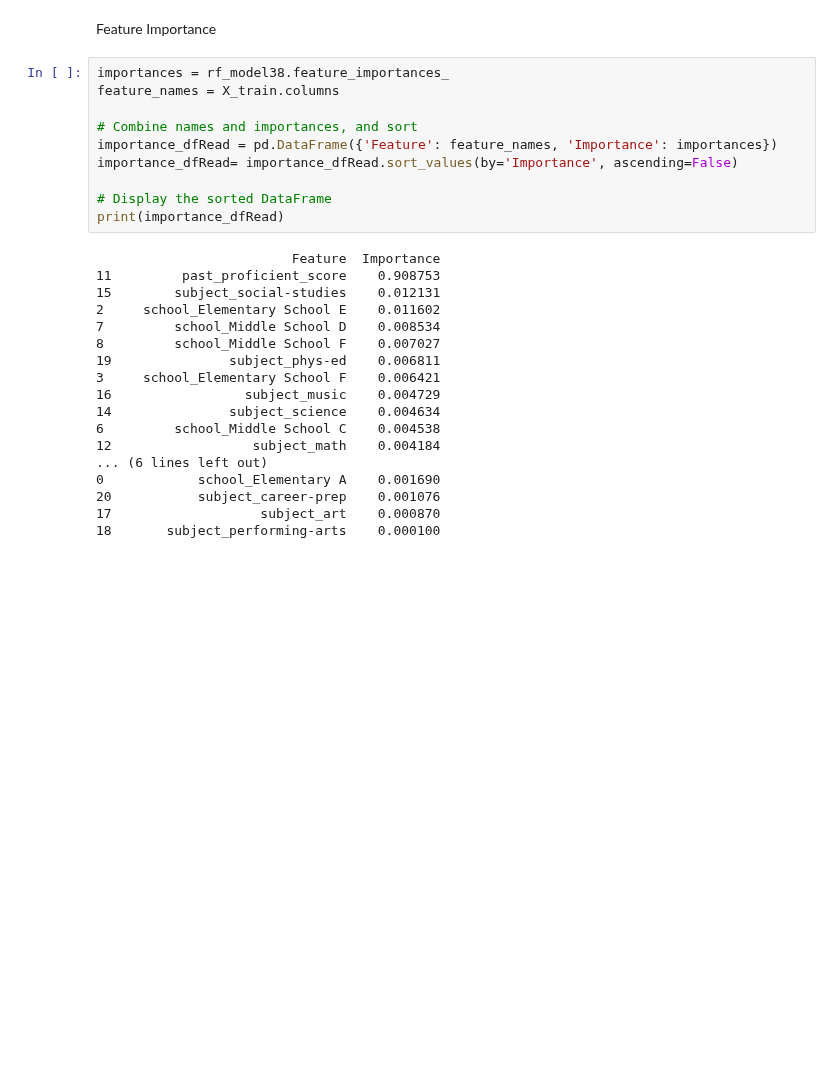
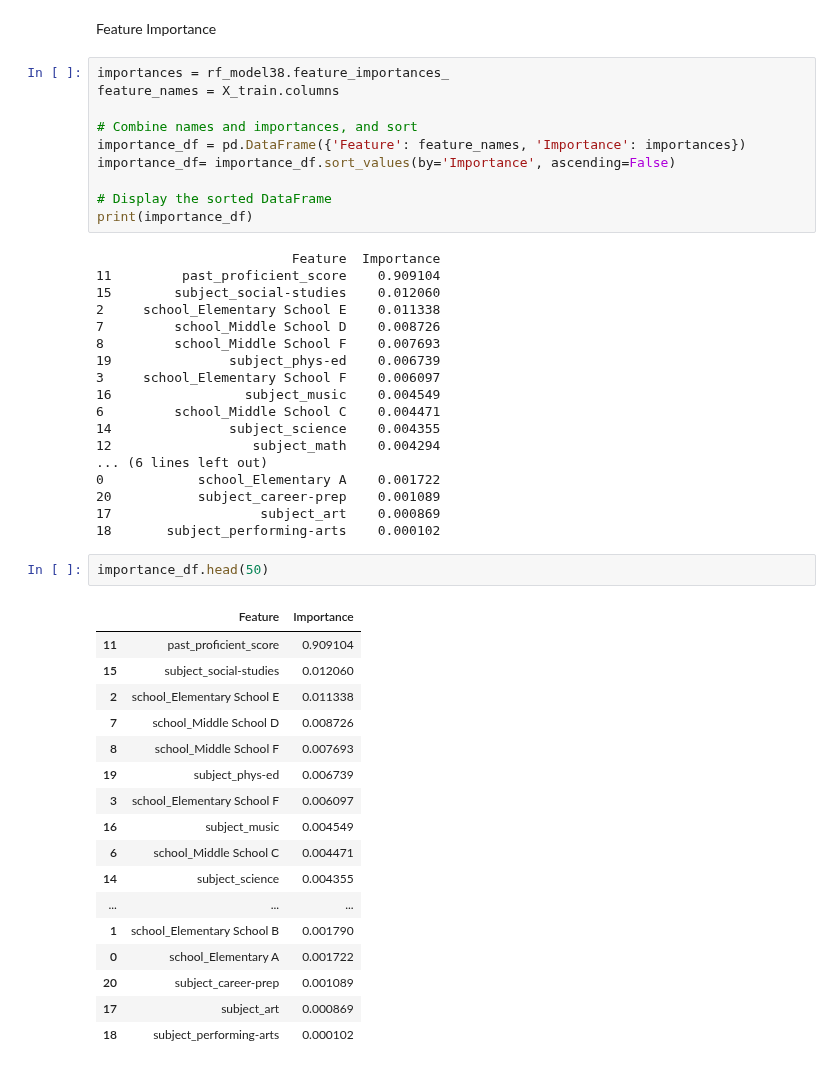
Before and after one commit to level-data-1a/predicting-proficiency, a Jupyter notebook: RandomForest/scantronMath_encoded.ipynb, the cells around one changed output. Drawn from its saved outputs; the diff is of its cells as text; blank space fills up the shorter version.

Commit message:
added in actMath

```diff
--- a/RandomForest/scantronMath_encoded.ipynb
+++ b/RandomForest/scantronMath_encoded.ipynb
@@ -206,26 +206,46 @@ importances = rf_model38.feature_importances_
 feature_names = X_train.columns
 
 # Combine names and importances, and sort
-importance_dfRead = pd.DataFrame({'Feature': feature_names, 'Importance': importances})
-importance_dfRead= importance_dfRead.sort_values(by='Importance', ascending=False)
+importance_df = pd.DataFrame({'Feature': feature_names, 'Importance': importances})
+importance_df= importance_df.sort_values(by='Importance', ascending=False)
 
 # Display the sorted DataFrame
-print(importance_dfRead)
+print(importance_df)
 # %% [output]
                          Feature  Importance
-11         past_proficient_score    0.908753
-15        subject_social-studies    0.012131
-2     school_Elementary School E    0.011602
-7         school_Middle School D    0.008534
-8         school_Middle School F    0.007027
-19               subject_phys-ed    0.006811
-3     school_Elementary School F    0.006421
-16                 subject_music    0.004729
-14               subject_science    0.004634
-6         school_Middle School C    0.004538
-12                  subject_math    0.004184
+11         past_proficient_score    0.909104
+15        subject_social-studies    0.012060
+2     school_Elementary School E    0.011338
+7         school_Middle School D    0.008726
+8         school_Middle School F    0.007693
+19               subject_phys-ed    0.006739
+3     school_Elementary School F    0.006097
+16                 subject_music    0.004549
+6         school_Middle School C    0.004471
+14               subject_science    0.004355
+12                  subject_math    0.004294
 ... (6 lines left out)
-0            school_Elementary A    0.001690
-20           subject_career-prep    0.001076
-17                   subject_art    0.000870
-18       subject_performing-arts    0.000100
+0            school_Elementary A    0.001722
+20           subject_career-prep    0.001089
+17                   subject_art    0.000869
+18       subject_performing-arts    0.000102
+# %%
+importance_df.head(50)
+# %% [output]
+|  | Feature | Importance |
+| 11 | past_proficient_score | 0.909104 |
+| 15 | subject_social-studies | 0.012060 |
+| 2 | school_Elementary School E | 0.011338 |
+| 7 | school_Middle School D | 0.008726 |
+| 8 | school_Middle School F | 0.007693 |
+| 19 | subject_phys-ed | 0.006739 |
+| 3 | school_Elementary School F | 0.006097 |
+| 16 | subject_music | 0.004549 |
+| 6 | school_Middle School C | 0.004471 |
+| 14 | subject_science | 0.004355 |
+| ... | ... | ... |
+| 1 | school_Elementary School B | 0.001790 |
+| 0 | school_Elementary A | 0.001722 |
+| 20 | subject_career-prep | 0.001089 |
+| 17 | subject_art | 0.000869 |
+| 18 | subject_performing-arts | 0.000102 |
```
Also changed, not shown: parts of 3 cells of this notebook.
